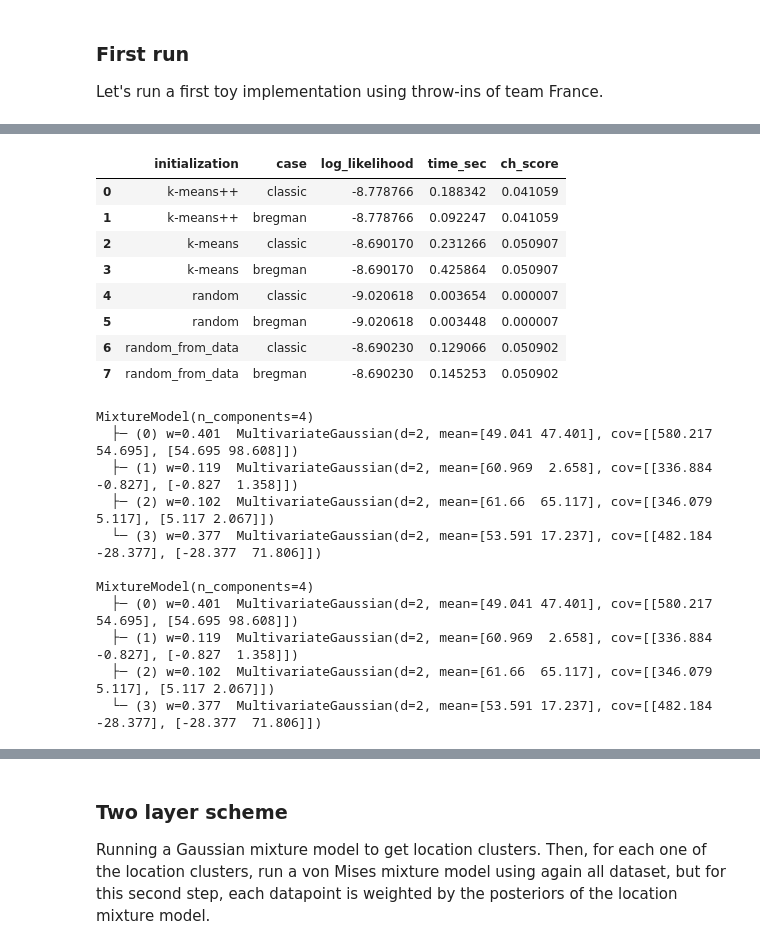
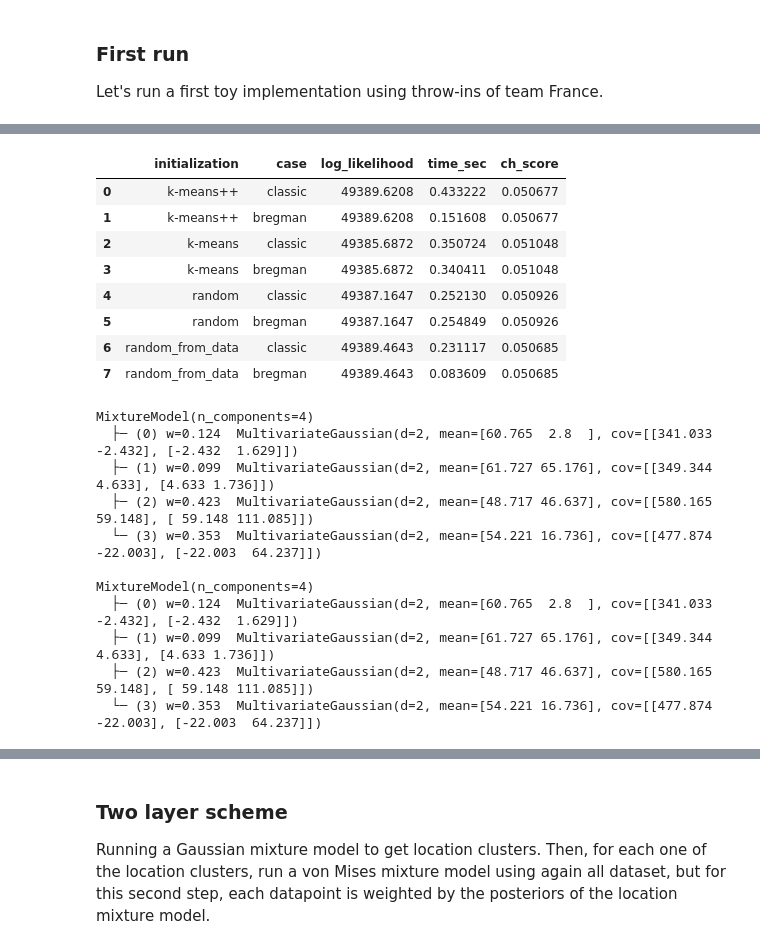
Before and after one commit to Joaquin-Garay/soccer-infogeo, a Jupyter notebook: 03-model.ipynb, the cells around one changed output, grey strips where cells are left out. Saved outputs shown, nothing was run; the diff lists cells and outputs as text; code cells hidden in the pictures.

```diff
--- a/03-model.ipynb
+++ b/03-model.ipynb
@@ -191,58 +191,58 @@ plt.show()
 # %%
 # Gaussian clusters
 k_gauss = 4
 all_results = []
 
 for init in ["k-means++", "k-means", "random", "random_from_data"]:
     times = {}
     results = {}
     models = {}
 
     for case in ["classic", "bregman"]:
         loc_model = sc.MixtureModel(
             [sc.MultivariateGaussian() for _ in range(k_gauss)],
             init=init
         )
         start = time.time()
         results[case] = loc_model.fit(loc_data, verbose=False, case=case)
         times[case] = time.time() - start
         models[case] = loc_model
 
         all_results.append({
             "initialization": init,
             "case": case,
-            "log_likelihood": results[case][-1],
+            "log_likelihood": round(sc.bic_score_mixture(loc_data, loc_model),4),
             "time_sec": times[case],
-            "ch_score": sc.kl_ch_score(loc_data, models[case])
+            "ch_score": round(sc.kl_ch_score(loc_data, models[case]),6)
         })
 
 loc_results = pd.DataFrame(all_results)
 loc_results
 # %% [output]
 |  | initialization | case | log_likelihood | time_sec | ch_score |
-| 0 | k-means++ | classic | -8.778766 | 0.188342 | 0.041059 |
-| 1 | k-means++ | bregman | -8.778766 | 0.092247 | 0.041059 |
-| 2 | k-means | classic | -8.690170 | 0.231266 | 0.050907 |
-| 3 | k-means | bregman | -8.690170 | 0.425864 | 0.050907 |
-| 4 | random | classic | -9.020618 | 0.003654 | 0.000007 |
-| 5 | random | bregman | -9.020618 | 0.003448 | 0.000007 |
-| 6 | random_from_data | classic | -8.690230 | 0.129066 | 0.050902 |
-| 7 | random_from_data | bregman | -8.690230 | 0.145253 | 0.050902 |
+| 0 | k-means++ | classic | 49389.6208 | 0.433222 | 0.050677 |
+| 1 | k-means++ | bregman | 49389.6208 | 0.151608 | 0.050677 |
+| 2 | k-means | classic | 49385.6872 | 0.350724 | 0.051048 |
+| 3 | k-means | bregman | 49385.6872 | 0.340411 | 0.051048 |
+| 4 | random | classic | 49387.1647 | 0.252130 | 0.050926 |
+| 5 | random | bregman | 49387.1647 | 0.254849 | 0.050926 |
+| 6 | random_from_data | classic | 49389.4643 | 0.231117 | 0.050685 |
+| 7 | random_from_data | bregman | 49389.4643 | 0.083609 | 0.050685 |
 # %%
 for case in ["classic","bregman"]:
     print(f"{models[case]}\n")
 # %% [output]
 MixtureModel(n_components=4)
-  ├─ (0) w=0.401  MultivariateGaussian(d=2, mean=[49.041 47.401], cov=[[580.217  54.695], [54.695 98.608]])
-  ├─ (1) w=0.119  MultivariateGaussian(d=2, mean=[60.969  2.658], cov=[[336.884  -0.827], [-0.827  1.358]])
-  ├─ (2) w=0.102  MultivariateGaussian(d=2, mean=[61.66  65.117], cov=[[346.079   5.117], [5.117 2.067]])
-  └─ (3) w=0.377  MultivariateGaussian(d=2, mean=[53.591 17.237], cov=[[482.184 -28.377], [-28.377  71.806]])
+  ├─ (0) w=0.124  MultivariateGaussian(d=2, mean=[60.765  2.8  ], cov=[[341.033  -2.432], [-2.432  1.629]])
+  ├─ (1) w=0.099  MultivariateGaussian(d=2, mean=[61.727 65.176], cov=[[349.344   4.633], [4.633 1.736]])
+  ├─ (2) w=0.423  MultivariateGaussian(d=2, mean=[48.717 46.637], cov=[[580.165  59.148], [ 59.148 111.085]])
+  └─ (3) w=0.353  MultivariateGaussian(d=2, mean=[54.221 16.736], cov=[[477.874 -22.003], [-22.003  64.237]])
 
 MixtureModel(n_components=4)
-  ├─ (0) w=0.401  MultivariateGaussian(d=2, mean=[49.041 47.401], cov=[[580.217  54.695], [54.695 98.608]])
-  ├─ (1) w=0.119  MultivariateGaussian(d=2, mean=[60.969  2.658], cov=[[336.884  -0.827], [-0.827  1.358]])
-  ├─ (2) w=0.102  MultivariateGaussian(d=2, mean=[61.66  65.117], cov=[[346.079   5.117], [5.117 2.067]])
-  └─ (3) w=0.377  MultivariateGaussian(d=2, mean=[53.591 17.237], cov=[[482.184 -28.377], [-28.377  71.806]])
+  ├─ (0) w=0.124  MultivariateGaussian(d=2, mean=[60.765  2.8  ], cov=[[341.033  -2.432], [-2.432  1.629]])
+  ├─ (1) w=0.099  MultivariateGaussian(d=2, mean=[61.727 65.176], cov=[[349.344   4.633], [4.633 1.736]])
+  ├─ (2) w=0.423  MultivariateGaussian(d=2, mean=[48.717 46.637], cov=[[580.165  59.148], [ 59.148 111.085]])
+  └─ (3) w=0.353  MultivariateGaussian(d=2, mean=[54.221 16.736], cov=[[477.874 -22.003], [-22.003  64.237]])
 # %%
 vis.show_location_model(models["classic"])
 # %% [output]
```
Also changed, not shown: parts of 10 cells of this notebook, 3 other files.
